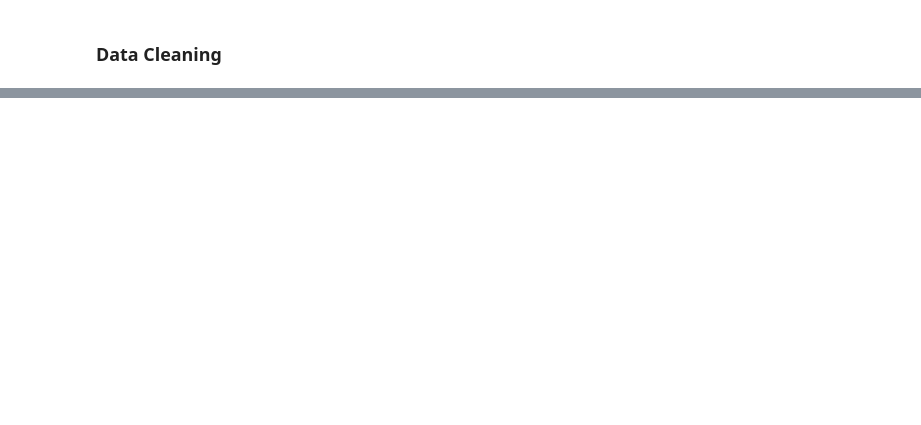
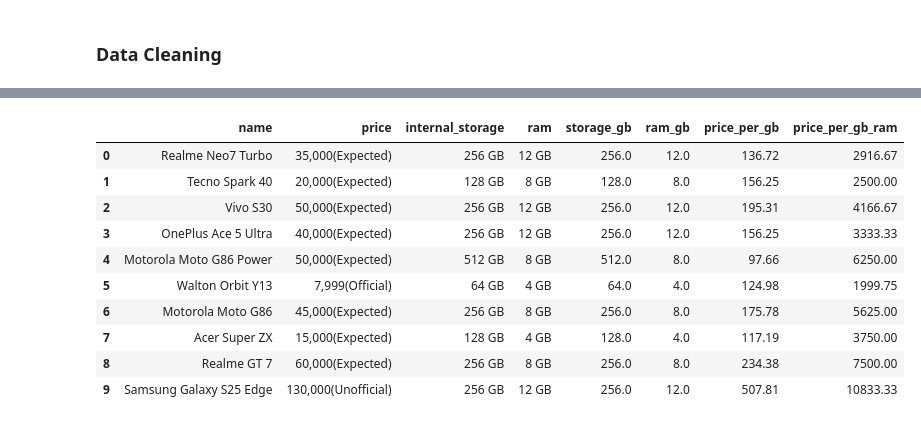
Before and after one commit to Kazi-Mahmudul/product-recommender-ai, a Jupyter notebook: data_cleaning/clean_mobiledokan.ipynb, the cells around one changed output, grey strips where cells are left out. Drawn from its saved outputs; the diff is of its cells as text; code cells hidden in the pictures; blank space fills up the shorter version.

Commit message:
dataset cleaned and updated

```diff
--- a/data_cleaning/clean_mobiledokan.ipynb
+++ b/data_cleaning/clean_mobiledokan.ipynb
@@ -138,3 +48,0 @@ df = df.applymap(lambda x: x.strip() if isinstance(x, str) else x)
-# %%
-# Convert all column names to snake_case if needed (skip if already done)
-df.columns = [col.strip() for col in df.columns]  # remove leading/trailing spaces
@@ -182,0 +49,6 @@ if "operating_system" in df.columns:
+# %%
+# Clean price column by removing "?." prefix
+df['price'] = df['price'].str.replace('?.', '', regex=False)
+# %%
+# Create price_original column with numeric values
+df['price_original'] = df['price'].str.replace(',', '').str.extract('(\d+)').astype(float)
@@ -182,0 +71,7 @@ if "operating_system" in df.columns:
+# %%
+# Price categories
+df['price_category'] = pd.cut(df['price_original'],
+    bins=[0, 20000, 40000, 60000, 100000, float('inf')],
+    labels=['Budget', 'Mid-range', 'Upper Mid-range', 'Premium', 'Flagship'])
+
+df[["name", "price", "price_category"]].head(10)
@@ -182,0 +90,55 @@ if "operating_system" in df.columns:
+# %%
+# Function to convert storage to GB
+def convert_to_gb(value):
+    if pd.isna(value):
+        return None
+    value = str(value).lower()
+    if 'gb' in value:
+        return float(value.replace('gb', '').strip())
+    elif 'mb' in value:
+        return float(value.replace('mb', '').strip()) / 1024
+    else:
+        return None
+
+# Function to convert RAM to GB
+def convert_ram_to_gb(value):
+    if pd.isna(value):
+        return None
+    value = str(value).lower()
+    # Extract numbers from the string
+    import re
+    numbers = re.findall(r'\d+', value)
+    if numbers:
+        num = float(numbers[0])
+        if 'gb' in value:
+            return num
+        elif 'mb' in value:
+            return num / 1024
+        else:
+            # If no unit specified, assume GB
+            return num
+    return None
+
+# Convert storage and RAM to GB
+df['storage_gb'] = df['internal_storage'].apply(convert_to_gb)
+df['ram_gb'] = df['ram'].apply(convert_ram_to_gb)
+
+# Calculate price per GB and round to 2 decimal places
+df['price_per_gb'] = (df['price_original'] / df['storage_gb']).round(2)
+df['price_per_gb_ram'] = (df['price_original'] / df['ram_gb']).round(2)
+
+# Display results
+df[["name", "price", "internal_storage", "ram",
+          "storage_gb", "ram_gb", "price_per_gb", "price_per_gb_ram"]].head(10)
+# %% [output]
+|  | name | price | internal_storage | ram | storage_gb | ram_gb | price_per_gb | price_per_gb_ram |
+| 0 | Realme Neo7 Turbo | 35,000(Expected) | 256 GB | 12 GB | 256.0 | 12.0 | 136.72 | 2916.67 |
+| 1 | Tecno Spark 40 | 20,000(Expected) | 128 GB | 8 GB | 128.0 | 8.0 | 156.25 | 2500.00 |
+| 2 | Vivo S30 | 50,000(Expected) | 256 GB | 12 GB | 256.0 | 12.0 | 195.31 | 4166.67 |
+| 3 | OnePlus Ace 5 Ultra | 40,000(Expected) | 256 GB | 12 GB | 256.0 | 12.0 | 156.25 | 3333.33 |
+| 4 | Motorola Moto G86 Power | 50,000(Expected) | 512 GB | 8 GB | 512.0 | 8.0 | 97.66 | 6250.00 |
+| 5 | Walton Orbit Y13 | 7,999(Official) | 64 GB | 4 GB | 64.0 | 4.0 | 124.98 | 1999.75 |
+| 6 | Motorola Moto G86 | 45,000(Expected) | 256 GB | 8 GB | 256.0 | 8.0 | 175.78 | 5625.00 |
+| 7 | Acer Super ZX | 15,000(Expected) | 128 GB | 4 GB | 128.0 | 4.0 | 117.19 | 3750.00 |
+| 8 | Realme GT 7 | 60,000(Expected) | 256 GB | 8 GB | 256.0 | 8.0 | 234.38 | 7500.00 |
+| 9 | Samsung Galaxy S25 Edge | 130,000(Unofficial) | 256 GB | 12 GB | 256.0 | 12.0 | 507.81 | 10833.33 |
```
Also changed, not shown: parts of 48 cells of this notebook, 1 other file.
